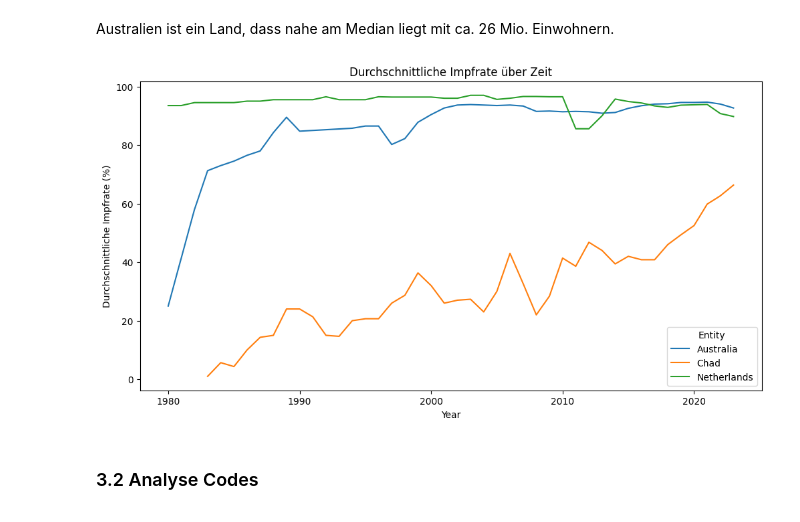
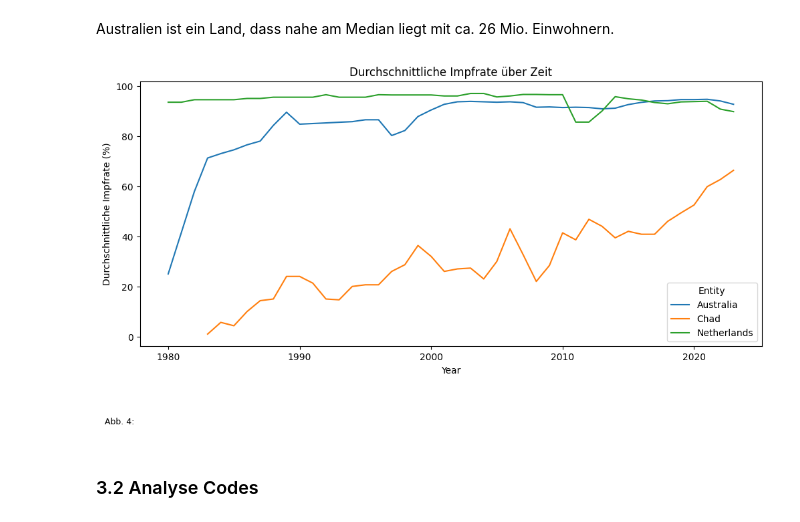
Before and after one commit to gandlea/LN-2-HS2025, a Jupyter notebook: Leistungsnachweis.ipynb, the cells around one changed output. Cells and saved outputs as stored; diff of their text form; code cells hidden in the pictures.

```diff
--- a/Leistungsnachweis.ipynb
+++ b/Leistungsnachweis.ipynb
@@ -427,15 +425,28 @@ laender = ['Netherlands', 'Chad', 'Australia']
 monaco = ["Monaco"]
 df_filtered = rename_df[rename_df['Entity'].isin(laender)]
 # %%
-df_avg = rename_df[rename_df['Entity'].isin(laender)]
+import textwrap
+df_avg = rename_df[rename_df["Entity"].isin(laender)]
 
-plt.figure(figsize=(12,6))
-sns.lineplot(data=df_avg, x="Year", y="Impfungen Durchschnitt", hue="Entity")
-plt.title("Durchschnittliche Impfrate über Zeit")
-plt.ylabel("Durchschnittliche Impfrate (%)")
+fig, ax = plt.subplots(figsize=(12, 6))
+sns.lineplot(data=df_avg, x="Year", y="Impfungen Durchschnitt", hue="Entity", ax=ax)
+
+ax.set_title("Durchschnittliche Impfrate über Zeit")
+ax.set_ylabel("Durchschnittliche Impfrate (%)")
+
+caption = "Abb. 4: "
+
+fig.subplots_adjust(bottom=0.22)
+
+fig.text(
+    0.1, 0.02,
+    textwrap.fill(caption, 120),
+    ha="center", va="bottom", fontsize=9
+)
+
 plt.show()
 # %% [output]
-[figure, old version]
+[figure, new version]
 # %% [markdown]
 ### 3.2 Analyse Codes
 # %%
```
Also changed, not shown: parts of 14 cells of this notebook.
